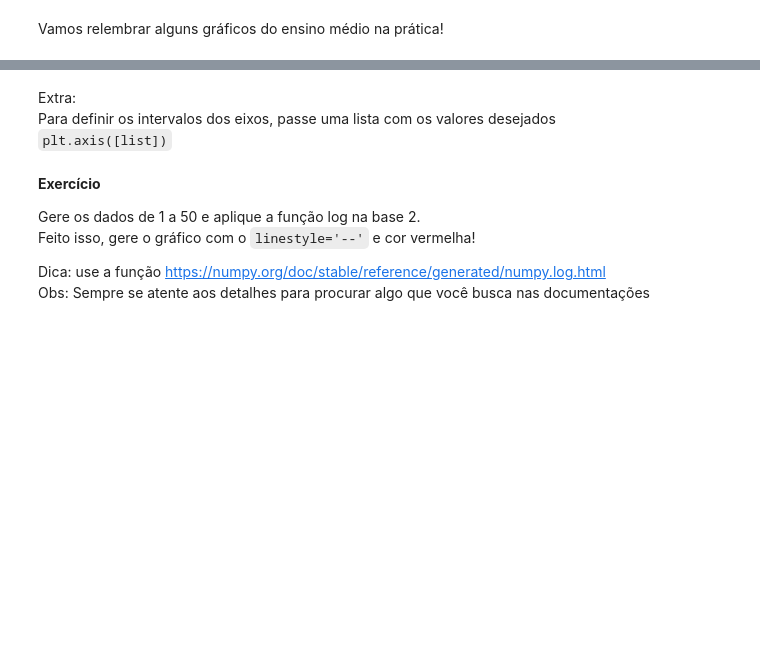
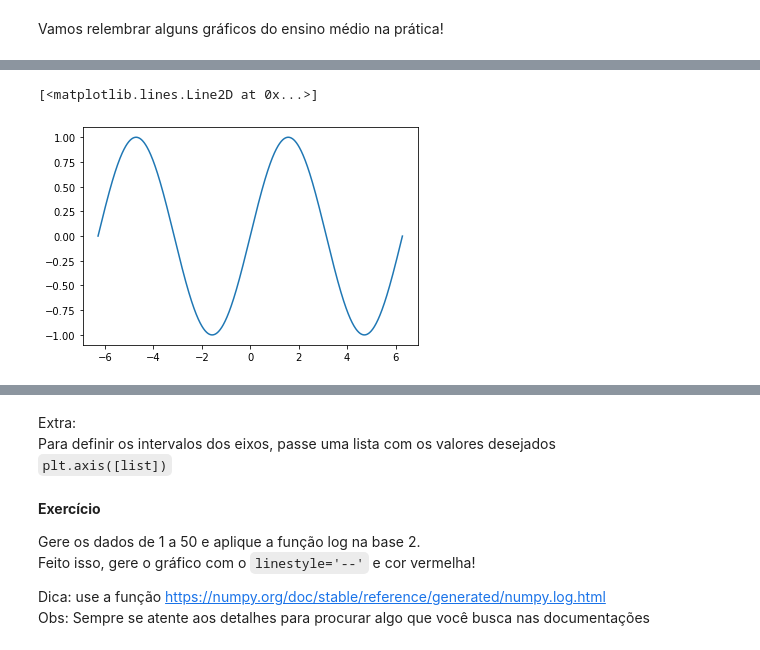
Before and after one commit to GuilhermeRuy97/Curso-ministrado-Python-para-Dados, a Jupyter notebook: dia4.ipynb, the cells around one changed output, grey strips where cells are left out. Saved outputs shown, nothing was run; the diff lists cells and outputs as text; code cells hidden in the pictures; blank space fills up the shorter version.

```diff
--- a/dia4.ipynb
+++ b/dia4.ipynb
@@ -2535,15 +2797,19 @@ Y = X**3
 # %%
 # Função seno
 
-
+from math import pi
 
 # Criação do array de dados
-X =
+X = np.linspace( -2 * np.pi, 2 * np.pi, 1000 )
 
 # Seno dos dados
-Y =
+Y = np.sin( X )
 
 # Plot do gráfico com plt.plot(X,Y)
+plt.plot( X, Y )
+# %% [output]
+[<matplotlib.lines.Line2D at 0x...>]
+[figure, added]
 # %%
 # Gráfico da tangente
 
```
Also changed, not shown: parts of 43 cells of this notebook.
